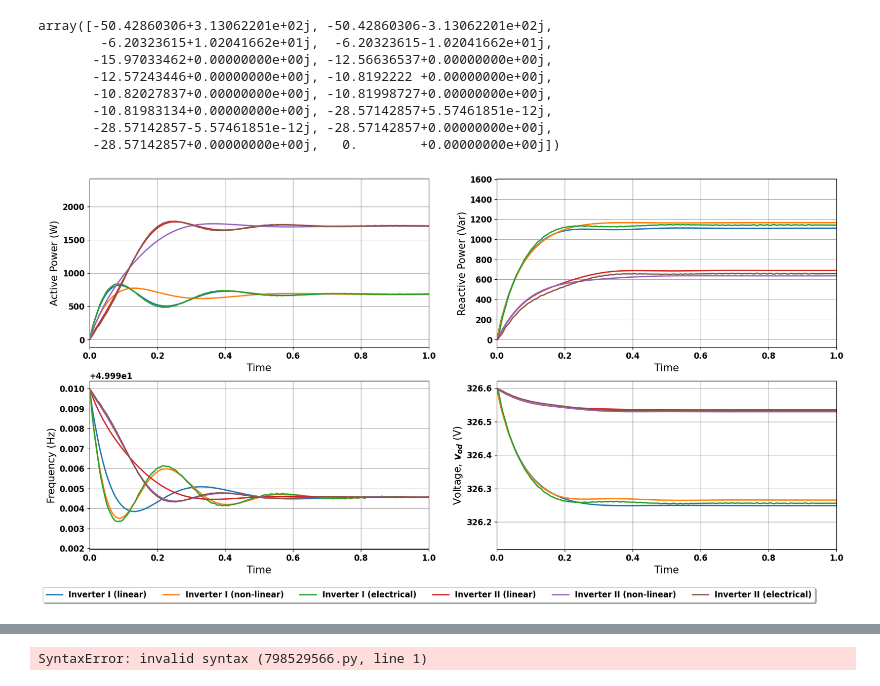
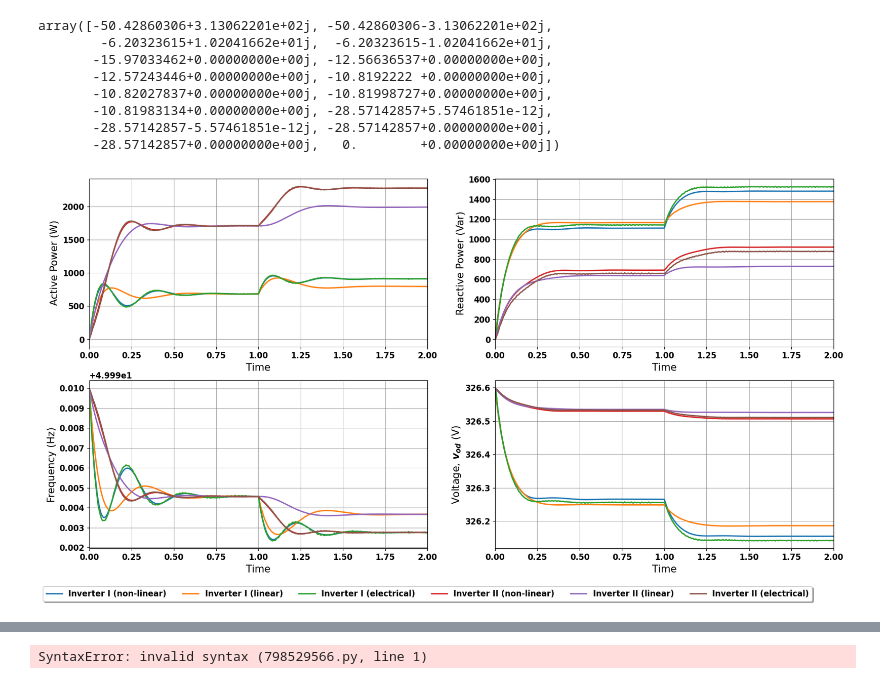
Before and after one commit to deependran7/Virtual-Impedance-Inverter, a Jupyter notebook: Parallel Inverter Without Virtual Impedance/Analysis_Notes.ipynb, the cells around one changed output, grey strips where cells are left out. Drawn from its saved outputs; the diff is of its cells as text; code cells hidden in the pictures.

```diff
--- a/Parallel Inverter Without Virtual Impedance/Analysis_Notes.ipynb
+++ b/Parallel Inverter Without Virtual Impedance/Analysis_Notes.ipynb
@@ -178,7 +178,7 @@ d = {'tsim': tsim, 'p1sim': p1sim,'p2sim':p2sim,'w1sim':w1sim,'w2sim':w2sim, 'q1
      'v1sim':v1sim,'v2sim':v2sim}
 NoVimp = pd.DataFrame(d)
 # %%
-xlim = [0.0,1]
+xlim = [0.0,2]
 fig, axs = plt.subplots(2, 2,figsize = (20,10))
 axs[0, 0].plot(t_eval,pinv1sn)
 axs[0, 0].plot(t_eval,pinv1s)
@@ -193,38 +193,38 @@ axs[0, 0].set_ylabel("Active Power (W)")
 
 
 axs[0,1].plot(t_eval,qinv1sn)
 axs[0,1].plot(t_eval,qinv1s)
 axs[0,1].plot(tsim,q1sim)
 axs[0,1].plot(t_eval,qinv2sn)
 axs[0,1].plot(t_eval,qinv2s)
 axs[0,1].plot(tsim,q2sim)
 axs[0,1].grid()
 axs[0,1].set_xlim(xlim)
 axs[0,1].set_xlabel("Time")
 axs[0,1].set_ylabel("Reactive Power (Var)")
 
-axs[1,0].plot(t_eval,w1s,label = 'Inverter I (linear)')
-axs[1,0].plot(t_eval,w1sn, label = 'Inverter I (non-linear)')
+axs[1,0].plot(t_eval,w1sn,label = 'Inverter I (non-linear)')
+axs[1,0].plot(t_eval,w1s, label = 'Inverter I (linear)')
 axs[1,0].plot(tsim,w1sim, label = 'Inverter I (electrical)')
-axs[1,0].plot(t_eval,w2s,label = 'Inverter II (linear)')
-axs[1,0].plot(t_eval,w2sn, label = 'Inverter II (non-linear)')
+axs[1,0].plot(t_eval,w2sn,label = 'Inverter II (non-linear)')
+axs[1,0].plot(t_eval,w2s, label = 'Inverter II (linear)')
 axs[1,0].plot(tsim,w2sim, label = 'Inverter II (electrical)')
 axs[1,0].grid()
 axs[1,0].set_xlim(xlim)
 axs[1,0].set_xlabel("Time")
 axs[1,0].set_ylabel("Frequency (Hz)")
 axs[1,0].legend(loc='upper center', bbox_to_anchor=(1, -0.2),fancybox=True, shadow=True, ncol=6)
 
+axs[1,1].plot(t_eval,v1sn)
 axs[1,1].plot(t_eval,v1s)
-axs[1,1].plot(t_eval,v1sn)
 axs[1,1].plot(tsim,v1sim)
+axs[1,1].plot(t_eval,v2sn)
 axs[1,1].plot(t_eval,v2s)
-axs[1,1].plot(t_eval,v2sn)
 axs[1,1].plot(tsim,v2sim)
 axs[1,1].grid()
 axs[1,1].set_xlim(xlim)
 axs[1,1].set_xlabel("Time")
 axs[1,1].set_ylabel("Voltage, $v_{od}$ (V)")
-plt.savefig('initial_condtion_with.jpg',dpi = 300, bbox_inches='tight')
+plt.savefig('Without_Virtual_Impedance.jpg',dpi = 300, bbox_inches='tight')
 # %% [output]
-[figure, old version]
+[figure, new version]
```
Also changed, not shown: parts of 11 cells of this notebook, 18 other files.
